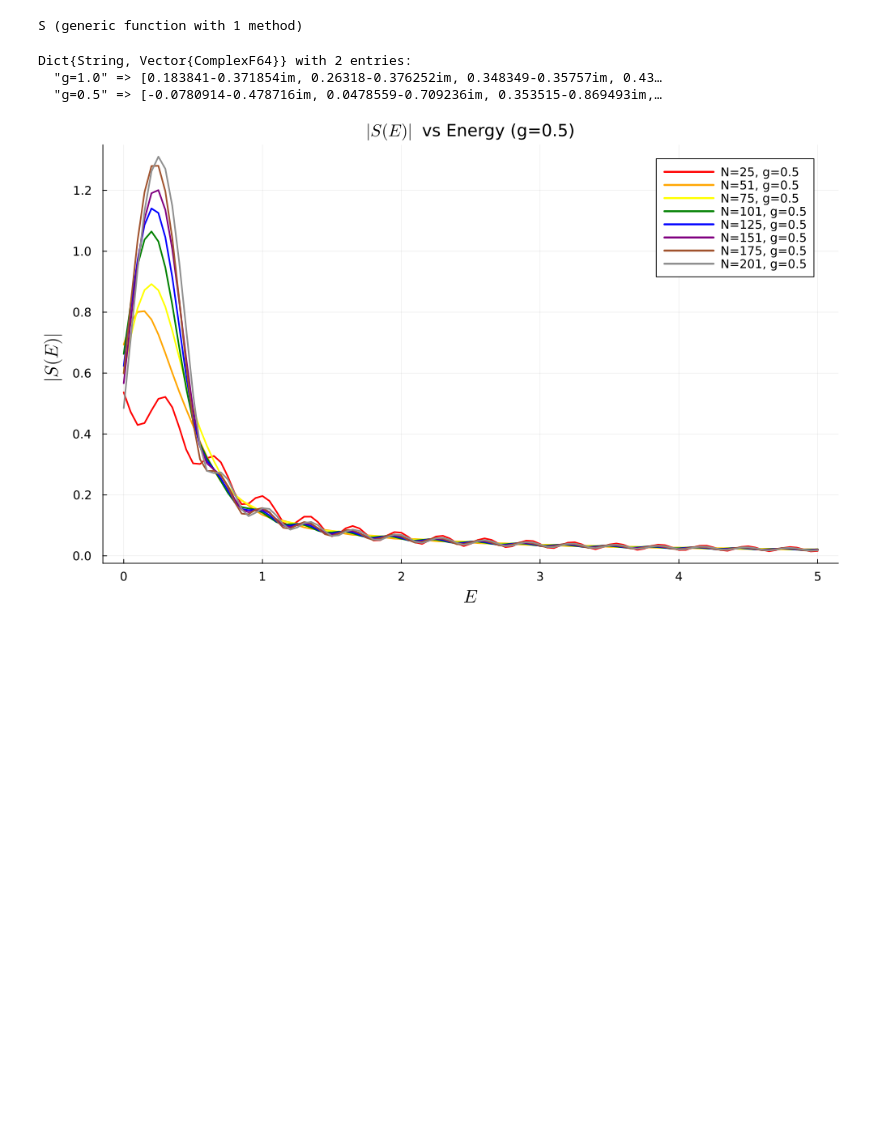
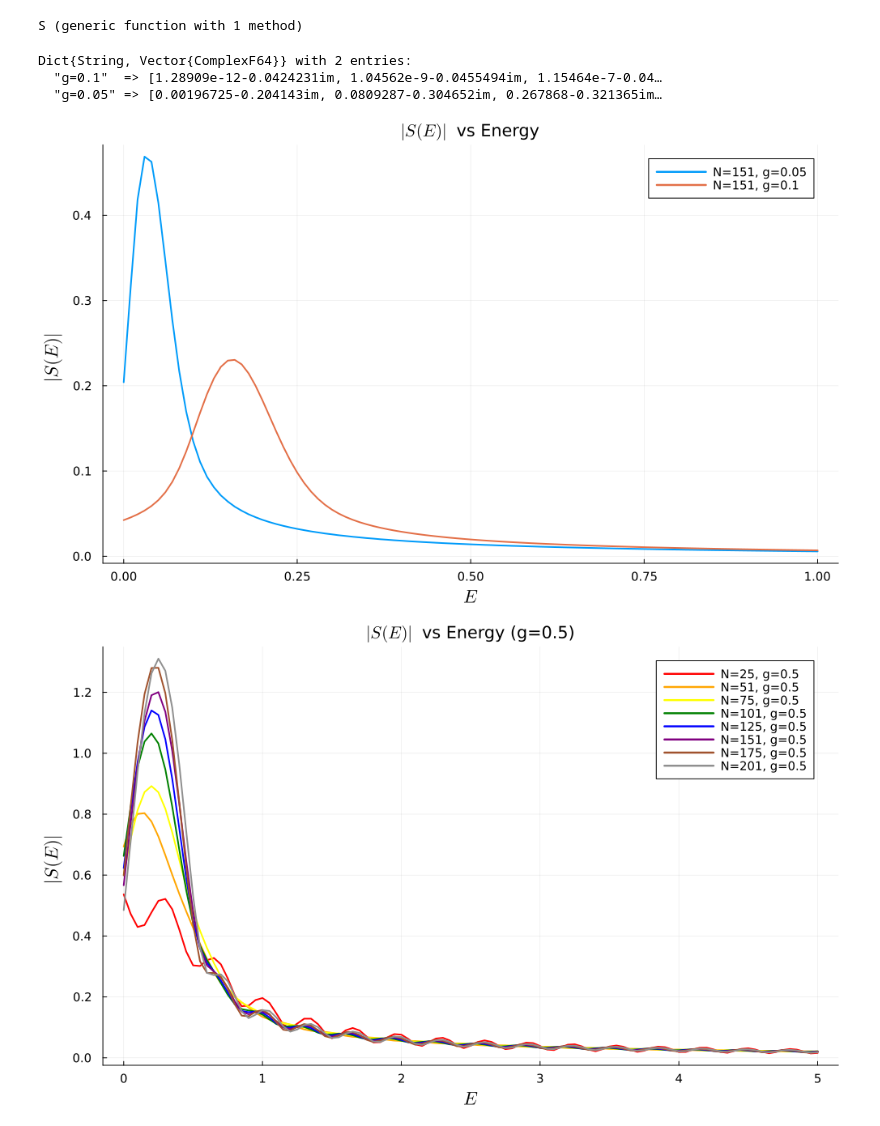
Before and after one commit to SlvrOxgnNtgnYttrm/Simulating-Collider-Physics-Using-Tensor-Networks, a Jupyter notebook: Soft Function.ipynb, the cells around one changed output. Drawn from its saved outputs; the diff is of its cells as text; code cells hidden in the pictures; blank space fills up the shorter version.

```diff
--- a/Soft Function.ipynb
+++ b/Soft Function.ipynb
@@ -211,21 +211,0 @@ plot(Re_plt, Im_plt, layout=(1,2), title=["\$\\mathrm{Re}(S(t))\$ vs time" "\$\\
-# %%
-gr()
-default(size=(800, 600))
-plot()
-for (i, g) in enumerate(g_list)
-    plot!(
-        t_range,
-        real(S_t_list_g["g=$g"]).^2 .+ imag(S_t_list_g["g=$g"]).^2;
-        label = "g=$g",
-        lw = 2,
-        color = colors[i]
-    )
-end
-
-xlabel!("\n \$t\$", guidefont=font(15))
-ylabel!("\$|S(t)|^2\$ \n", guidefont=font(15))
-plot!(tickfontsize=10)
-plot!(left_margin = 18px)
-title!("\$|S(t)|^2\$ vs time")
-
-#savefig("S(t) Plots/abs(S(t)), N=$N, m=23e-1, dp=417e-2")
@@ -247,7 +225,7 @@ end
 # %% [output]
 S (generic function with 1 method)
 # %%
-E_range = 0:0.05:5
+E_range = 0:0.01:1
 for (i, g) in enumerate(g_list)
     S_E_list = ComplexF64[] #Create a temporary list for containing S(E) values for a given value of g
     S_E_list = [S(E, S_t_list_g["g=$g"]) for E in E_range] #Store S(E) for each value of E
@@ -260,8 +238,30 @@ end
 S_E_list_g = Dict("g=$g" => [SF_data_group["g=$g"]["S(E)"][i] for i in 1:length(E_range)] for g in g_list)
 # %% [output]
 Dict{String, Vector{ComplexF64}} with 2 entries:
-  "g=1.0" => [0.183841-0.371854im, 0.26318-0.376252im, 0.348349-0.35757im, 0.43…
-  "g=0.5" => [-0.0780914-0.478716im, 0.0478559-0.709236im, 0.353515-0.869493im,…
+  "g=0.1"  => [1.28909e-12-0.0424231im, 1.04562e-9-0.0455494im, 1.15464e-7-0.04…
+  "g=0.05" => [0.00196725-0.204143im, 0.0809287-0.304652im, 0.267868-0.321365im…
+# %%
+gr()
+plot()
+for g in g_list
+    plot!(
+        E_range,
+        [abs(S_E_list_g["g=$g"][k]) for k in 1:length(E_range)];
+        label = "N=$N, g=$g",
+        lw =2
+    )
+end
+
+xlabel!("\$E\$", guidefont=font(15))
+ylabel!("\$|S(E)|\$", guidefont=font(15))
+plot!(tickfontsize=10)
+plot!(legendfontsize=10)
+plot!(size = (1000, 600))
+plot!(left_margin = 18px)
+plot!(bottom_margin = 8px)
+title!("\$|S(E)|\$ vs Energy")
+# %% [output]
+[figure, added]
 # %%
 gr()
 plot()
```
Also changed, not shown: parts of 8 cells of this notebook.
